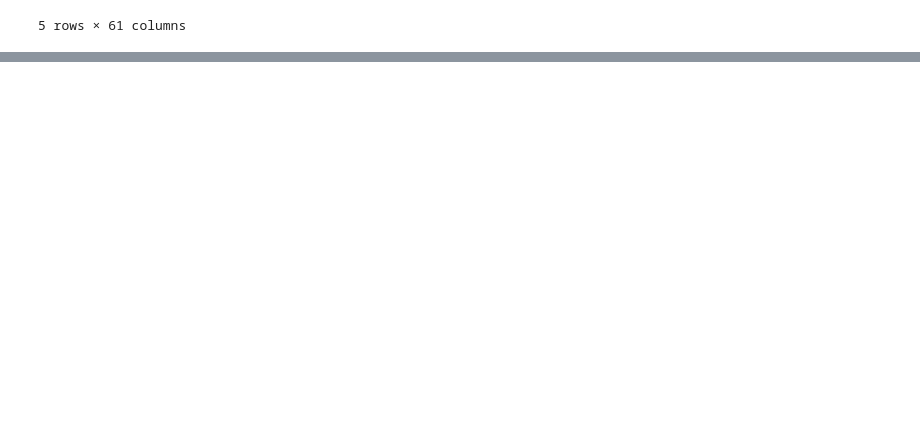
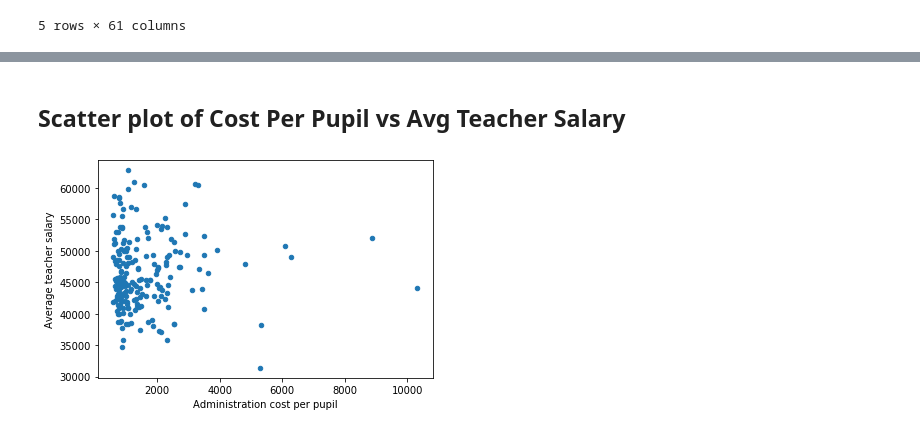
Before and after one commit to danieladea/DS4A-Project, a Jupyter notebook: Teacher Salary Analysis.ipynb, the cells around one changed output, grey strips where cells are left out. Drawn from its saved outputs; the diff is of its cells as text; code cells hidden in the pictures; blank space fills up the shorter version.

```diff
--- a/Teacher Salary Analysis.ipynb
+++ b/Teacher Salary Analysis.ipynb
@@ -38,7 +60,7 @@ len(teachAZ.columns.tolist())
 134
 # %%
 keep = ['District name', 'County', 'Administration cost per pupil', 'Average teacher salary']
-t_salariesAZ = teachAZ[keep]
+t_salariesAZ = teachAZ[keep].copy()
 t_salariesAZ.head()
 # %% [output]
 |  | District name | County | Administration cost per pupil | Average teacher salary |
@@ -224,0 +294,13 @@ incomesNJ.loc[:, 'County'] = incomesNJ.CountyList.map(lambda x: x[0])
+# %%
+import numpy as np
+t_salariesAZ = t_salariesAZ.dropna()
+t_salariesAZ['Administration cost per pupil'] = t_salariesAZ['Administration cost per pupil'].str.replace(',', '')
+t_salariesAZ['Administration cost per pupil'] = t_salariesAZ['Administration cost per pupil'].str.replace('$', '')
+t_salariesAZ['Administration cost per pupil'] = t_salariesAZ['Administration cost per pupil'].astype(int)
+
+t_salariesAZ['Average teacher salary'] = t_salariesAZ['Average teacher salary'].str.replace(',', '')
+t_salariesAZ['Average teacher salary'] = t_salariesAZ['Average teacher salary'].str.replace('$', '')
+t_salariesAZ = t_salariesAZ.loc[(t_salariesAZ['Average teacher salary']!='NR') & (t_salariesAZ['Average teacher salary']!=np.nan) ]
+t_salariesAZ['Average teacher salary'] = t_salariesAZ['Average teacher salary'].astype(int)
+
+t_salariesAZ.head()
@@ -224,0 +314,6 @@ incomesNJ.loc[:, 'County'] = incomesNJ.CountyList.map(lambda x: x[0])
+# %% [markdown]
+## Scatter plot of Cost Per Pupil vs Avg Teacher Salary
+# %%
+ax1 = t_salariesAZ.plot.scatter(x='Administration cost per pupil', y='Average teacher salary')
+# %% [output]
+[figure, added]
```
Also changed, not shown: parts of 26 cells of this notebook, 4 other files.
